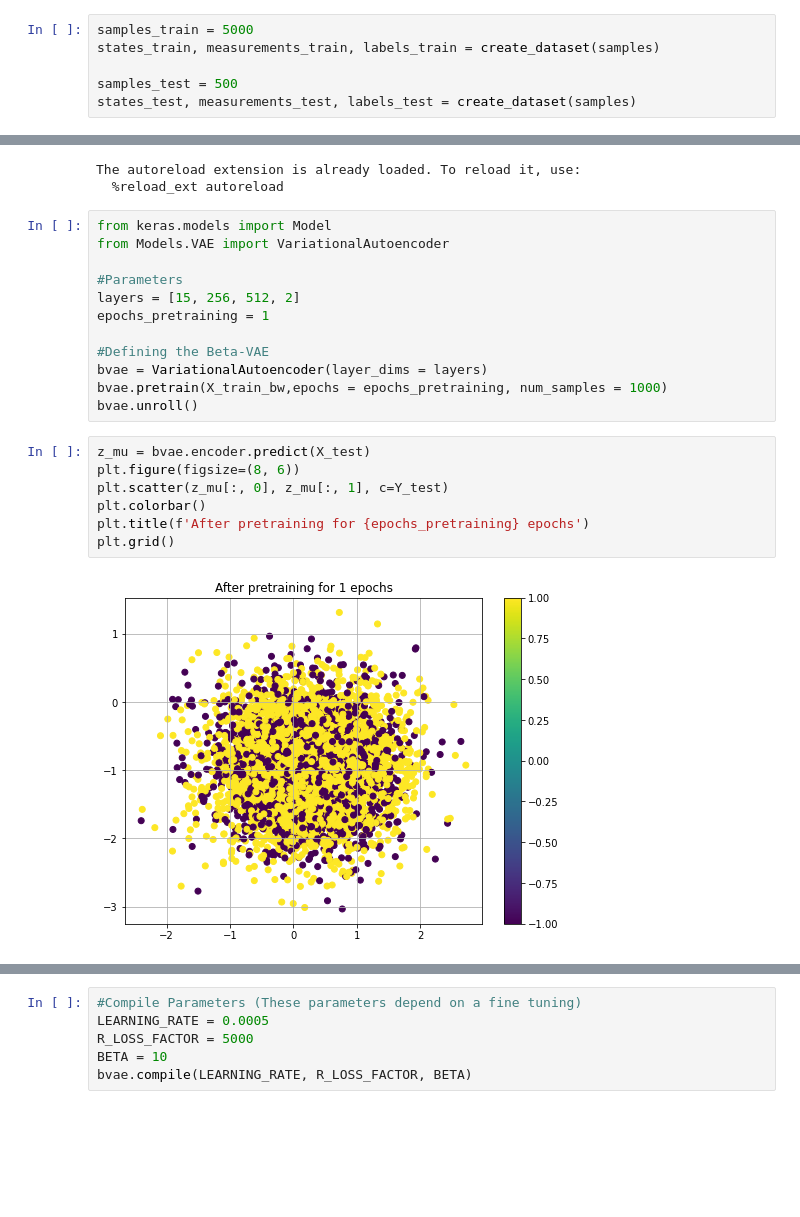
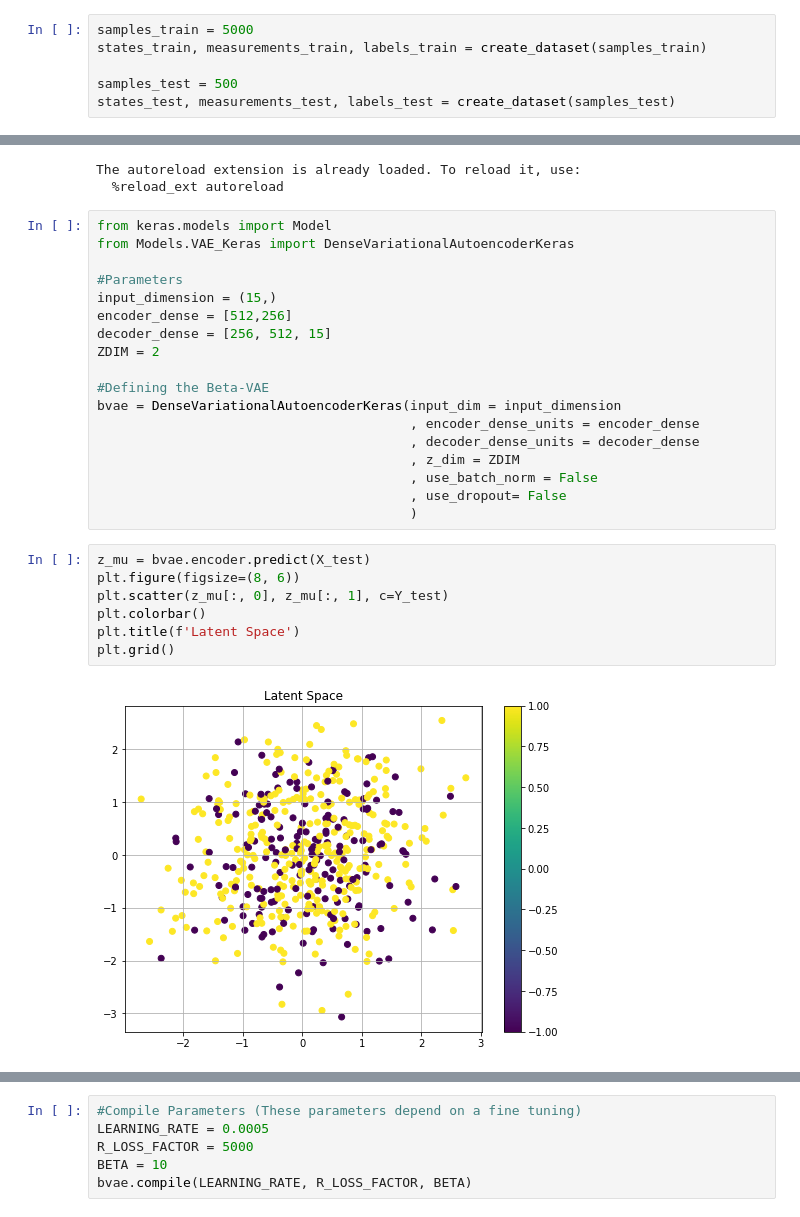
Before and after one commit to nahumsa/Variational-Autoencoder, a Jupyter notebook: VAE Entanglement Witness.ipynb, the cells around one changed output, grey strips where cells are left out. Saved outputs shown, nothing was run; the diff lists cells and outputs as text; blank space fills up the shorter version.

Commit message:
Finished VAE Implementation, but there is no separation on latent space.

```diff
--- a/VAE Entanglement Witness.ipynb
+++ b/VAE Entanglement Witness.ipynb
@@ -123,10 +124,10 @@ def create_dataset(n_samples):
   return _states, _measurements, _labels
 # %%
 samples_train = 5000
-states_train, measurements_train, labels_train = create_dataset(samples)
+states_train, measurements_train, labels_train = create_dataset(samples_train)
 
 samples_test = 500
-states_test, measurements_test, labels_test = create_dataset(samples)
+states_test, measurements_test, labels_test = create_dataset(samples_test)
 # %% [markdown]
 Checking the distribution of the labels.
 # %%
@@ -192,25 +184,31 @@ The autoreload extension is already loaded. To reload it, use:
   %reload_ext autoreload
 # %%
 from keras.models import Model
-from Models.VAE import VariationalAutoencoder
+from Models.VAE_Keras import DenseVariationalAutoencoderKeras
 
 #Parameters
-layers = [15, 256, 512, 2]
-epochs_pretraining = 1
+input_dimension = (15,)
+encoder_dense = [512,256]
+decoder_dense = [256, 512, 15]
+ZDIM = 2
 
 #Defining the Beta-VAE
-bvae = VariationalAutoencoder(layer_dims = layers)
-bvae.pretrain(X_train_bw,epochs = epochs_pretraining, num_samples = 1000)
-bvae.unroll()
+bvae = DenseVariationalAutoencoderKeras(input_dim = input_dimension
+                                        , encoder_dense_units = encoder_dense
+                                        , decoder_dense_units = decoder_dense
+                                        , z_dim = ZDIM
+                                        , use_batch_norm = False
+                                        , use_dropout= False
+                                        )
 # %%
 z_mu = bvae.encoder.predict(X_test)
 plt.figure(figsize=(8, 6))
 plt.scatter(z_mu[:, 0], z_mu[:, 1], c=Y_test)
 plt.colorbar()
-plt.title(f'After pretraining for {epochs_pretraining} epochs')
+plt.title(f'Latent Space')
 plt.grid()
 # %% [output]
-[figure, old version]
+[figure, new version]
 # %%
 bvae.model.summary()
 # %% [output]
```
Also changed, not shown: parts of 17 cells of this notebook.
